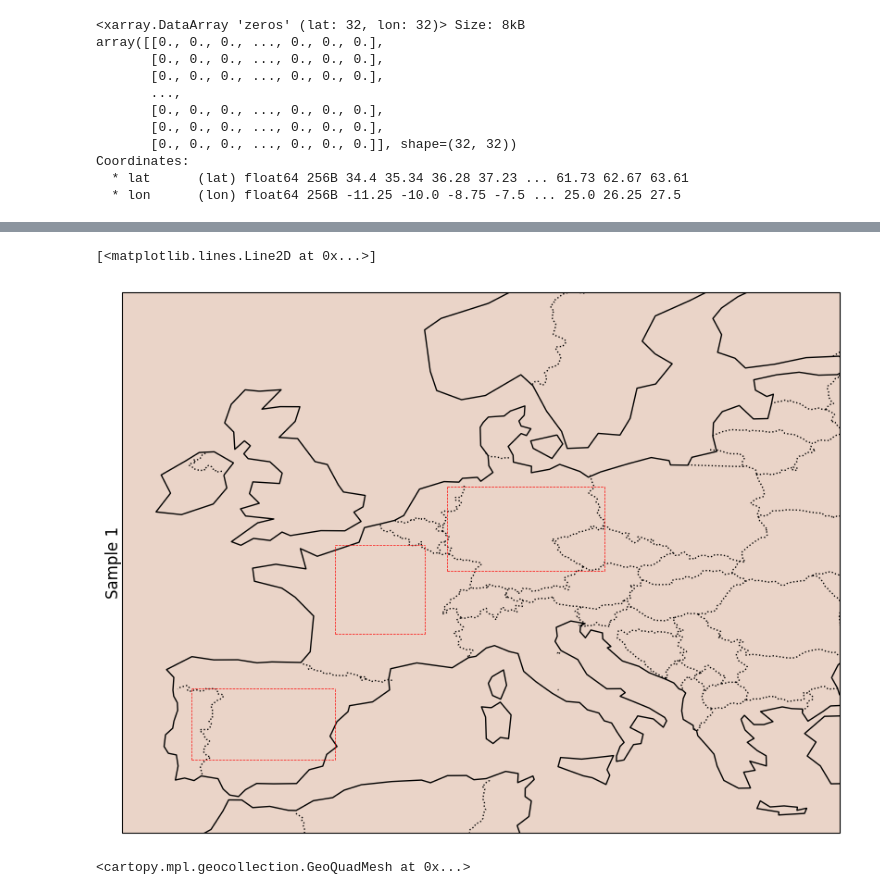
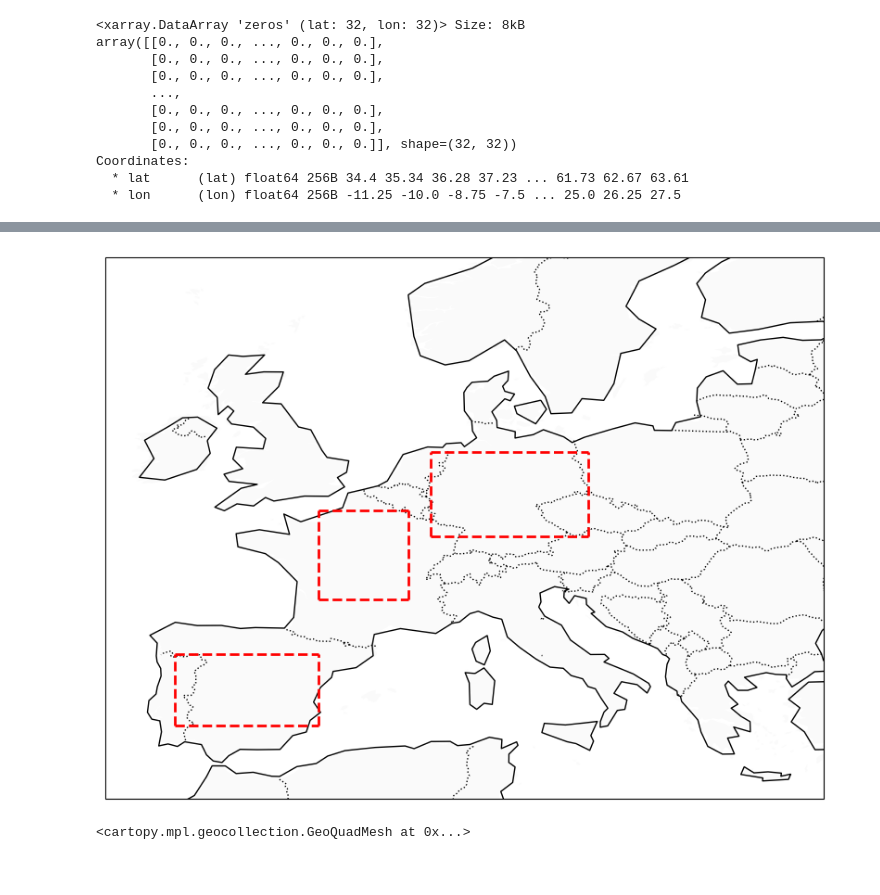
Before and after one commit to Motte12/dpa_for_llaae, a Jupyter notebook: joint_training/analysing_dpa_results/plot_domains.ipynb, the cells around one changed output, grey strips where cells are left out. Drawn from its saved outputs; the diff is of its cells as text; code cells hidden in the pictures.

```diff
--- a/joint_training/analysing_dpa_results/plot_domains.ipynb
+++ b/joint_training/analysing_dpa_results/plot_domains.ipynb
@@ -12,7 +12,7 @@ import json
 #################
 ### Load Data ###
 #################
-settings_file_path = "/home/sc.uni-leipzig.de/fl53wumy/llaae_new/DistributionalPrincipalAutoencoder/joint_training/dpa_train_settings.json"
+settings_file_path = "/home/sc.uni-leipzig.de/fl53wumy/llaae_new/DistributionalPrincipalAutoencoder/joint_training/v5_dpa_train_settings_home.json"
 with open(settings_file_path, 'r') as file:
     settings = json.load(file)
 
@@ -58,3 +58,11 @@ array([[0., 0., 0., ..., 0., 0., 0.],
 Coordinates:
   * lat      (lat) float64 256B 34.4 35.34 36.28 37.23 ... 61.73 62.67 63.61
   * lon      (lon) float64 256B -11.25 -10.0 -8.75 -7.5 ... 25.0 26.25 27.5
+# %%
+da = xr.DataArray(
+    np.full((32, 32), np.nan),
+    dims=("lat", "lon"),
+    coords={"lat": ds.lat, "lon": ds.lon},
+    name="nan_array",
+)
+da
@@ -61,6 +81,6 @@ Coordinates:
 # %%
 # temperature domain
-lw=0.5
+lw=2.0
 
 # Germany
 lat_south_ger = 48.534031
@@ -117,28 +137,29 @@ boundary_west_lat_sp = np.linspace(lat_south_sp, lat_north_sp, 100)
 boundary_west_lon_sp = np.full(100, lon_west_sp)
 # %%
 fig, ax = plt.subplots(nrows=1, ncols=1, figsize=(10, 10), subplot_kw={'projection': ccrs.PlateCarree()})
-plot = ut.plot_temperature_panel(ax, da, vmax_shared=5, sample_nr = "Sample 1")
+plot = ut.plot_temperature_panel(ax, da, vmax_shared=5, sample_nr = "")
 
 # Germany temp box
 ax.plot(boundary_west_lon_ger,boundary_west_lat_ger, transform=ccrs.PlateCarree(), color='r', linewidth=lw, linestyle='dashed')
 ax.plot(boundary_south_lon_ger,boundary_south_lat_ger, transform=ccrs.PlateCarree(), color='r', linewidth=lw, linestyle='dashed')
 ax.plot(boundary_east_lon_ger,boundary_east_lat_ger, transform=ccrs.PlateCarree(), color='r', linewidth=lw, linestyle='dashed')
 ax.plot(boundary_north_lon_ger,boundary_north_lat_ger, transform=ccrs.PlateCarree(), color='r', linewidth=lw, linestyle='dashed', label="T")
 
 # France temp box
 ax.plot(boundary_west_lon_fr,boundary_west_lat_fr, transform=ccrs.PlateCarree(), color='r', linewidth=lw, linestyle='dashed')
 ax.plot(boundary_south_lon_fr,boundary_south_lat_fr, transform=ccrs.PlateCarree(), color='r', linewidth=lw, linestyle='dashed')
 ax.plot(boundary_east_lon_fr,boundary_east_lat_fr, transform=ccrs.PlateCarree(), color='r', linewidth=lw, linestyle='dashed')
 ax.plot(boundary_north_lon_fr,boundary_north_lat_fr, transform=ccrs.PlateCarree(), color='r', linewidth=lw, linestyle='dashed', label="T")
 
 # Spain temp box
 ax.plot(boundary_west_lon_sp,boundary_west_lat_sp, transform=ccrs.PlateCarree(), color='r', linewidth=lw, linestyle='dashed')
 ax.plot(boundary_south_lon_sp,boundary_south_lat_sp, transform=ccrs.PlateCarree(), color='r', linewidth=lw, linestyle='dashed')
 ax.plot(boundary_east_lon_sp,boundary_east_lat_sp, transform=ccrs.PlateCarree(), color='r', linewidth=lw, linestyle='dashed')
 ax.plot(boundary_north_lon_sp,boundary_north_lat_sp, transform=ccrs.PlateCarree(), color='r', linewidth=lw, linestyle='dashed', label="T")
+
+plt.savefig("1d_domains.pdf")
 # %% [output]
-[<matplotlib.lines.Line2D at 0x...>]
-[figure, old version]
+[figure, new version]
 # %%
 plot
 # %% [output]
```
Also changed, not shown: parts of 2 cells of this notebook, 1 other file.
